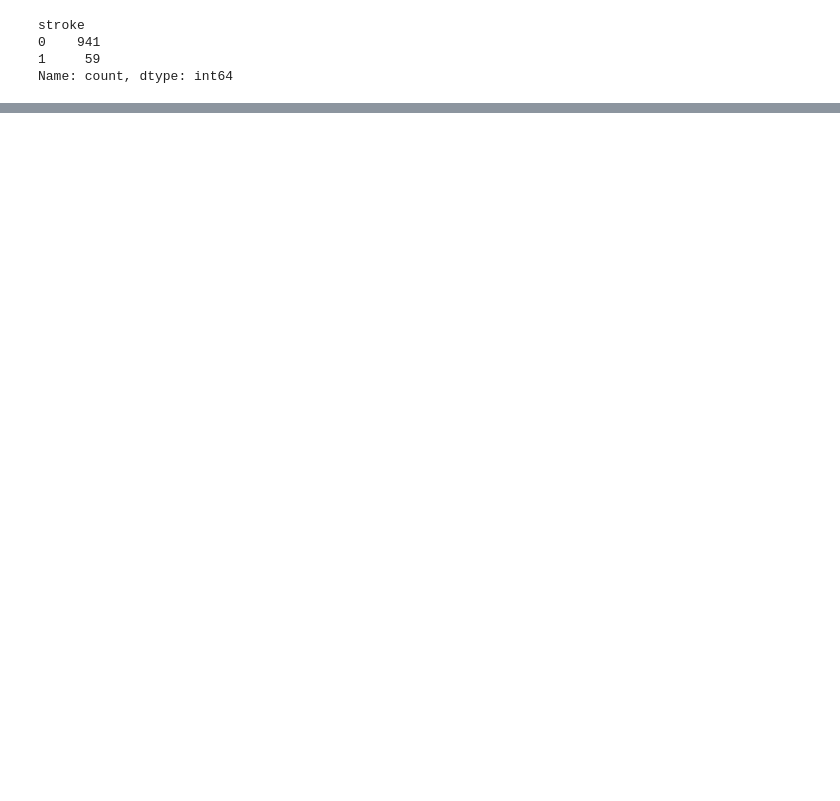
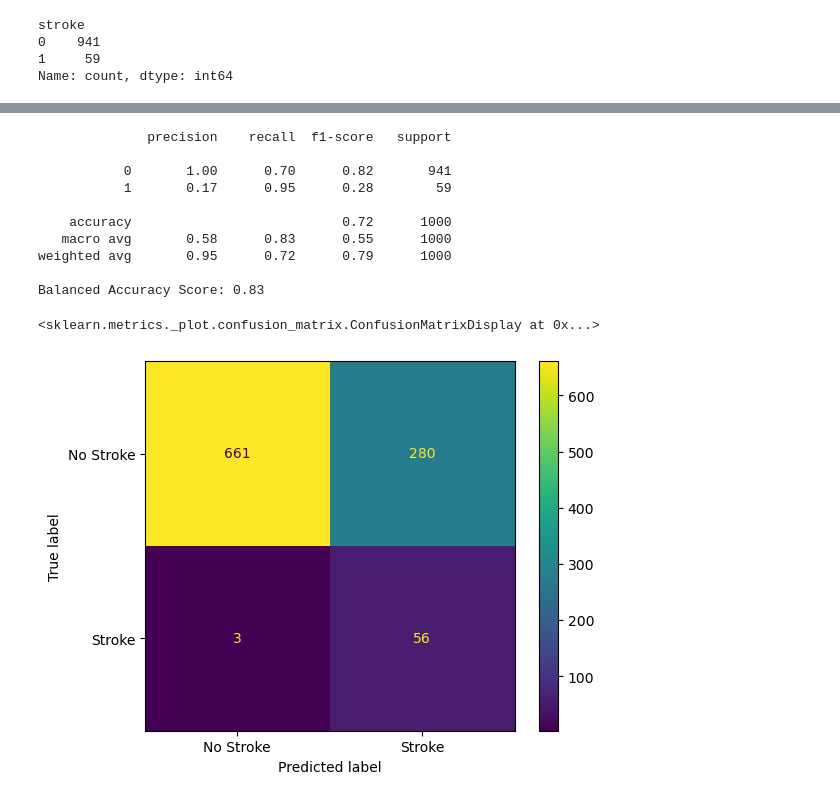
Before and after one commit to matildawangh/example, a Jupyter notebook: Project2_Group7_Notes2-dsg.ipynb, the cells around one changed output, grey strips where cells are left out. Saved outputs shown, nothing was run; the diff lists cells and outputs as text; code cells hidden in the pictures; blank space fills up the shorter version.

Commit message:
added new models svm etc

```diff
--- a/Project2_Group7_Notes2-dsg.ipynb
+++ b/Project2_Group7_Notes2-dsg.ipynb
@@ -1146,0 +1153,7 @@ print(balanced_accuracy_score(y_1, y_pred_sample))
+# %%
+#df_encoded_scaled=df_encoded.copy()
+#df_encoded_scaled[numerical[:-1]]=StandardScaler().fit_transform(df_encoded_scaled[numerical[:-1]])
+
+X_2=df_encoded_scaled.copy().drop(columns='stroke')
+# Target
+y_2=df_encoded_scaled['stroke']
@@ -1146,0 +1323,7 @@ print(balanced_accuracy_score(y_1, y_pred_sample))
+# %%
+rus = RandomUnderSampler(sampling_strategy='majority')
+X_under_resampled, y_under_resampled = rus.fit_resample(X_2, y_2)
+print(X_under_resampled.shape,y_under_resampled.shape)
+print(y_under_resampled.value_counts())
+
+X_train,X_test,y_train,y_test = train_test_split(X_under_resampled,y_under_resampled,test_size=0.3,random_state=1)
@@ -1146,0 +1336,12 @@ print(balanced_accuracy_score(y_1, y_pred_sample))
+# %%
+model = RandomForestClassifier(random_state=1)
+model.fit(X_train,y_train)
+y_pred = model.predict(X_test)
+# Evaluate the model
+print(f'Training Score: {model.score(X_train, y_train)}')
+print(f'Testing Score: {model.score(X_test, y_test)}')
+print(f'{classification_report(y_test,y_pred)}')
+
+ConfusionMatrixDisplay(confusion_matrix(y_test,y_pred),display_labels=['No Stroke','Stroke']).plot()
+
+print(f'Balanced Accuracy Score: {balanced_accuracy_score(y_test, y_pred):.2f}')
@@ -1146,0 +1362,20 @@ print(balanced_accuracy_score(y_1, y_pred_sample))
+# %%
+y_pred_sample = model.predict(X_1)
+# Evaluate the model
+print(f'{classification_report(y_1,y_pred_sample)}')
+print(f'Balanced Accuracy Score: {balanced_accuracy_score(y_1, y_pred_sample):.2f}')
+
+ConfusionMatrixDisplay(confusion_matrix(y_1,y_pred_sample),display_labels=['No Stroke','Stroke']).plot()
+# %% [output]
+              precision    recall  f1-score   support
+
+           0       1.00      0.70      0.82       941
+           1       0.17      0.95      0.28        59
+
+    accuracy                           0.72      1000
+   macro avg       0.58      0.83      0.55      1000
+weighted avg       0.95      0.72      0.79      1000
+
+Balanced Accuracy Score: 0.83
+<sklearn.metrics._plot.confusion_matrix.ConfusionMatrixDisplay at 0x...>
+[figure, added]
```
Also changed, not shown: parts of 50 cells of this notebook.
